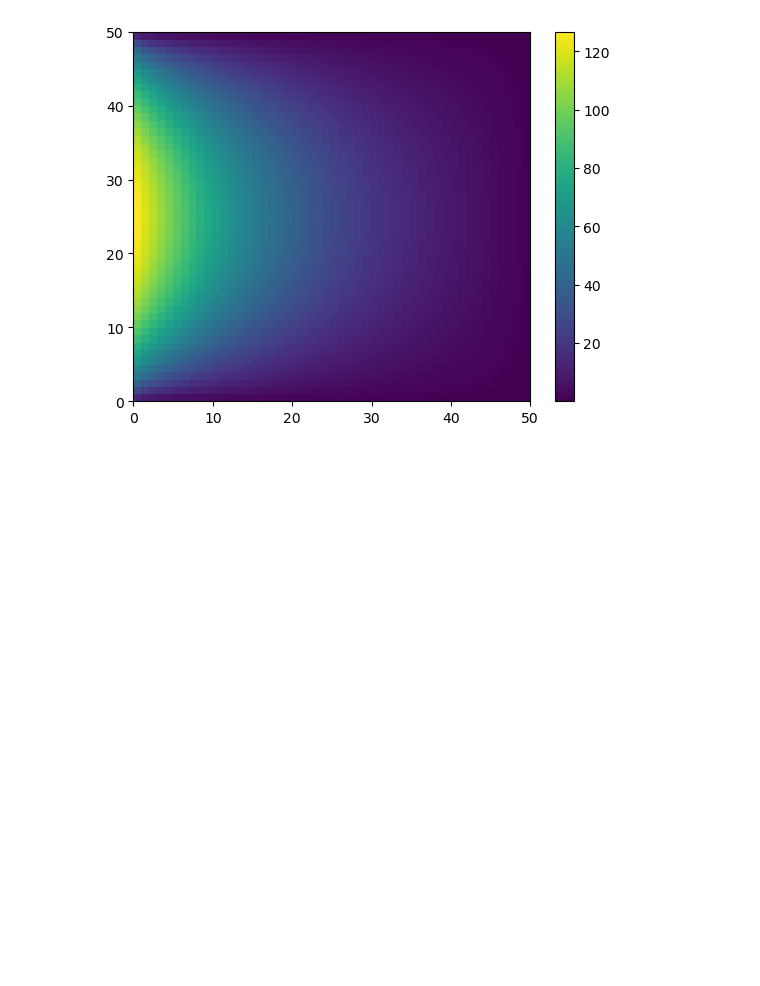
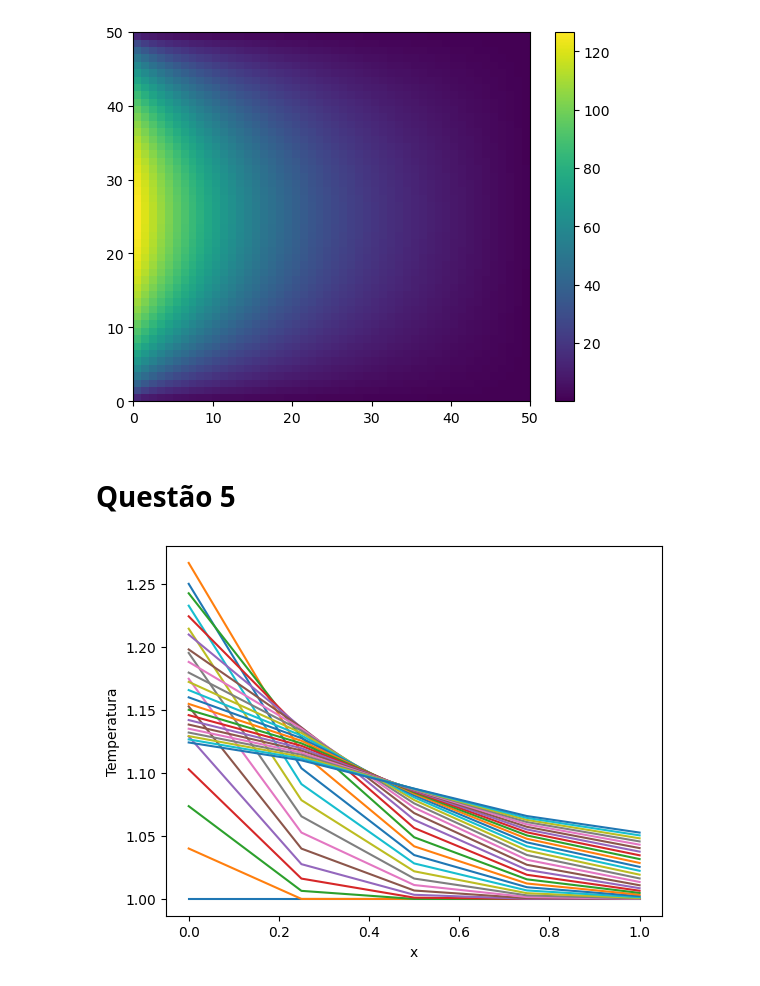
Before and after one commit to Gabrielsssilverio/Metodos_numericos, a Jupyter notebook: Lista_1.ipynb, the cells around one changed output. Drawn from its saved outputs; the diff is of its cells as text; code cells hidden in the pictures; blank space fills up the shorter version.

```diff
--- a/Lista_1.ipynb
+++ b/Lista_1.ipynb
@@ -390,3 +390,64 @@ T_matrix[0, a]
 1.3886490070196298
 [figure]
 [figure]
+# %% [markdown]
+# Questão 5
+# %%
+# Questão 5 - Fluxo unidimensional transiente
+import numpy as np
+import matplotlib.pyplot as plt
+
+# Abordagem explícita
+# Input data
+L = 1 # Comprimento da barra
+s = 0 # Fonte de calor
+lamb = 0.01 #Difusividade
+T0 = 1
+t_end = 30 # Tempo final
+
+def q (t):
+    if t <= 10:
+        return 1
+    else:
+        return 0
+
+# Discretização espacial
+N = 5 # Numero de pontos
+x = np.linspace(0, L, N)
+delta_x = x[1] - x[0] # Distancia entre pontos
+
+# Pontos do contorno
+fronteira_esquerda = np.array(x[0])
+fronteira_direita = np.array(x[L-1])
+
+# Discretização temporal
+delta_t = 1 # Passo de tempo
+
+# Parametro de estabilidade numérica
+beta = (lamb * delta_t) / (delta_x ** 2)
+
+# Montagem dos vetores e iteração
+vetor_resposta = np.zeros((N, int(t_end/delta_t) + 1))
+vetor_resposta[:, 0] = 1
+
+for k in range (int(t_end / delta_t)):
+        for i in range(N):
+            if i == 0:  # Fronteira esquerda (Neumann: fluxo q)
+                vetor_resposta[i, k+1] = vetor_resposta[i, k] + beta * (vetor_resposta[i+1, k] - vetor_resposta[i, k] + q(k)*delta_x)
+            elif i == N-1:  # Fronteira direita (Neumann: fluxo zero)
+                vetor_resposta[i, k+1] = vetor_resposta[i, k] + beta * (vetor_resposta[i-1, k] - vetor_resposta[i, k])
+            else:
+                vetor_resposta[i, k+1] = vetor_resposta[i, k] + beta * (vetor_resposta[i-1, k] - 2*vetor_resposta[i, k] + vetor_resposta[i+1, k])
+
+
+# Plotagem
+passo_tempo = vetor_resposta.shape[1]
+plt.figure()
+
+for k in range (passo_tempo):
+    plt.plot(x, vetor_resposta[:,k])
+plt.xlabel('x')
+plt.ylabel('Temperatura')
+plt.show()
+# %% [output]
+[figure, added]
```
